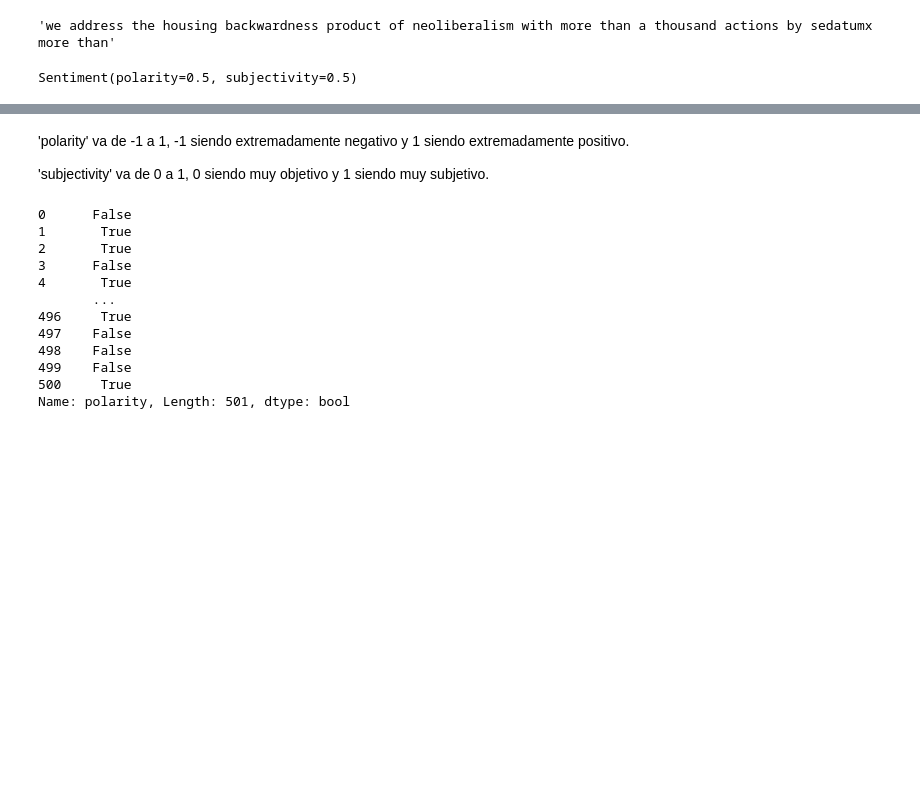
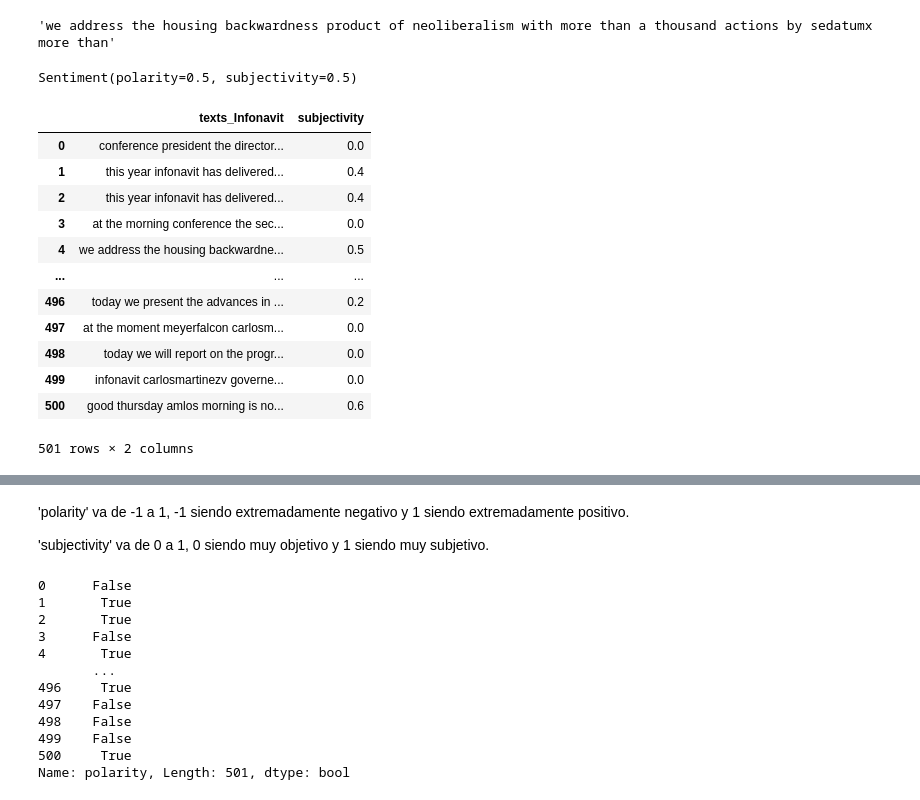
Before and after one commit to William2206/BEDU_Prototype_Data_Analysis, a Jupyter notebook: codigos/analisis_de_sentimientos_Infonavit.ipynb, the cells around one changed output, grey strips where cells are left out. Saved outputs shown, nothing was run; the diff lists cells and outputs as text; code cells hidden in the pictures; blank space fills up the shorter version.

```diff
--- a/codigos/analisis_de_sentimientos_Infonavit.ipynb
+++ b/codigos/analisis_de_sentimientos_Infonavit.ipynb
@@ -145,3 +145,22 @@ grouped_by_title.iloc[100]
 TextBlob(grouped_by_title.iloc[100]).sentiment
 # %% [output]
 Sentiment(polarity=0.5, subjectivity=0.5)
+# %%
+subjectivity = grouped_by_title.apply(lambda x: TextBlob(x).sentiment.subjectivity)
+subjectivity.name = 'subjectivity'
+df_with_subjectivity = pd.concat([grouped_by_title, subjectivity], axis=1)
+df_with_subjectivity
+# %% [output]
+|  | texts_Infonavit | subjectivity |
+| 0 | conference president the director... | 0.0 |
+| 1 | this year infonavit has delivered... | 0.4 |
+| 2 | this year infonavit has delivered... | 0.4 |
+| 3 | at the morning conference the sec... | 0.0 |
+| 4 | we address the housing backwardne... | 0.5 |
+| ... | ... | ... |
+| 496 | today we present the advances in ... | 0.2 |
+| 497 | at the moment meyerfalcon carlosm... | 0.0 |
+| 498 | today we will report on the progr... | 0.0 |
+| 499 | infonavit carlosmartinezv governe... | 0.0 |
+| 500 | good thursday amlos morning is no... | 0.6 |
+501 rows × 2 columns
```
Also changed, not shown: parts of 3 cells of this notebook.
